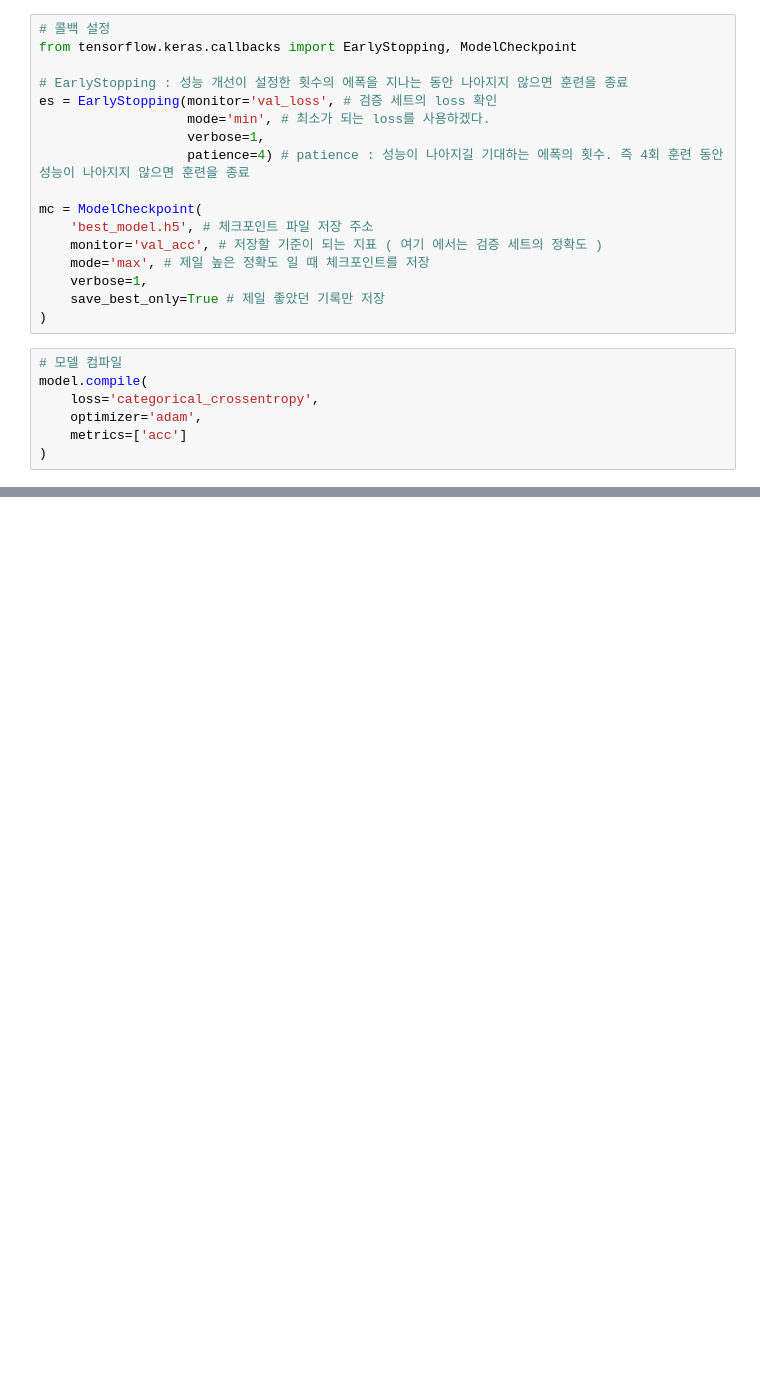
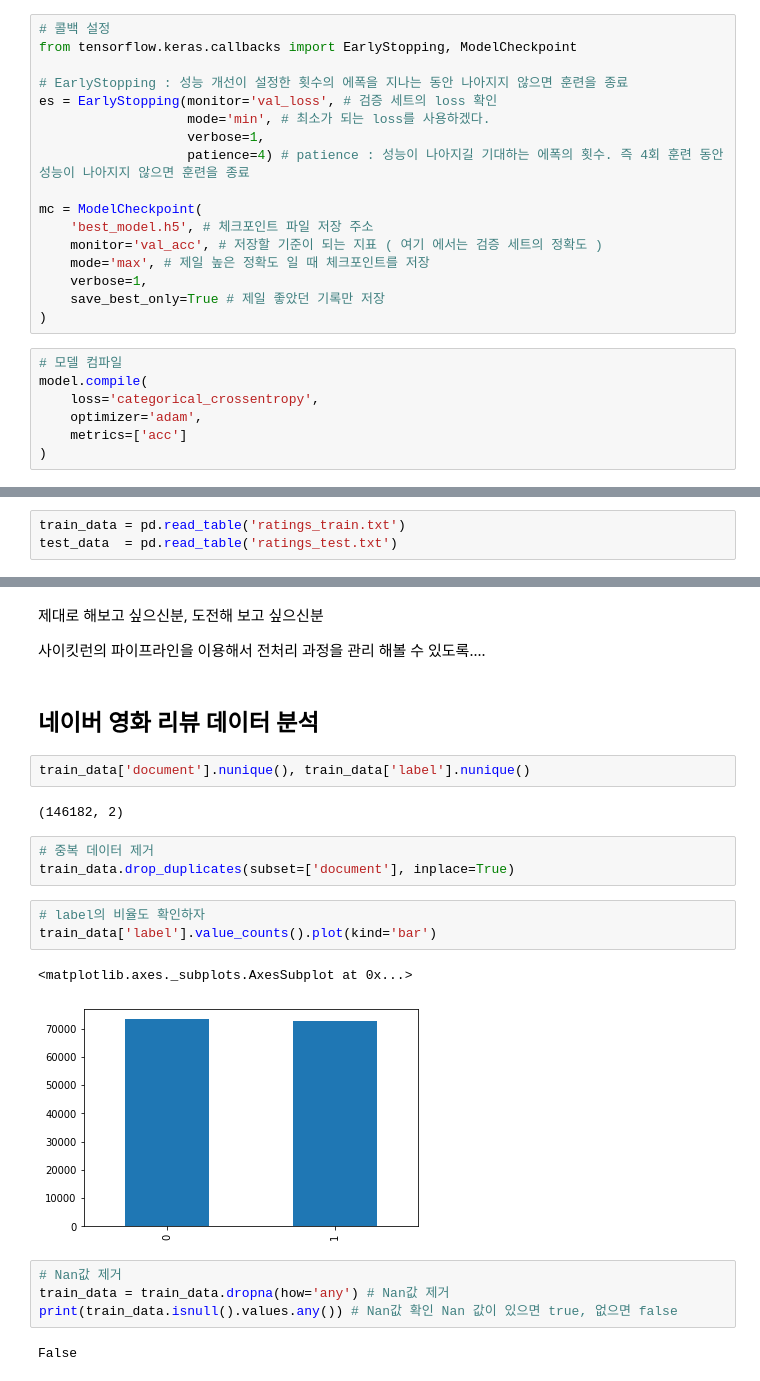
Before and after one commit to wjh818/Data_hwj, a Jupyter notebook: Deep_Learning/14_RNN과_텍스트_신경망_모델_만들기.ipynb, the cells around one changed output, grey strips where cells are left out. Cells and saved outputs as stored; diff of their text form; blank space fills up the shorter version.

```diff
--- a/Deep_Learning/14_RNN과_텍스트_신경망_모델_만들기.ipynb
+++ b/Deep_Learning/14_RNN과_텍스트_신경망_모델_만들기.ipynb
@@ -388,0 +431,3 @@ plt.show()
+# %%
+train_data = pd.read_table('ratings_train.txt')
+test_data  = pd.read_table('ratings_test.txt')
@@ -388,0 +460,25 @@ plt.show()
+# %% [markdown]
+제대로 해보고 싶으신분, 도전해 보고 싶으신분
+
+사이킷런의 파이프라인을 이용해서 전처리 과정을 관리 해볼 수 있도록....
+# %% [markdown]
+## 네이버 영화 리뷰 데이터 분석
+# %%
+train_data['document'].nunique(), train_data['label'].nunique()
+# %% [output]
+(146182, 2)
+# %%
+# 중복 데이터 제거
+train_data.drop_duplicates(subset=['document'], inplace=True)
+# %%
+# label의 비율도 확인하자
+train_data['label'].value_counts().plot(kind='bar')
+# %% [output]
+<matplotlib.axes._subplots.AxesSubplot at 0x...>
+[figure, added]
+# %%
+# Nan값 제거
+train_data = train_data.dropna(how='any') # Nan값 제거
+print(train_data.isnull().values.any()) # Nan값 확인 Nan 값이 있으면 true, 없으면 false
+# %% [output]
+False
```
Also changed, not shown: parts of 51 cells of this notebook.
